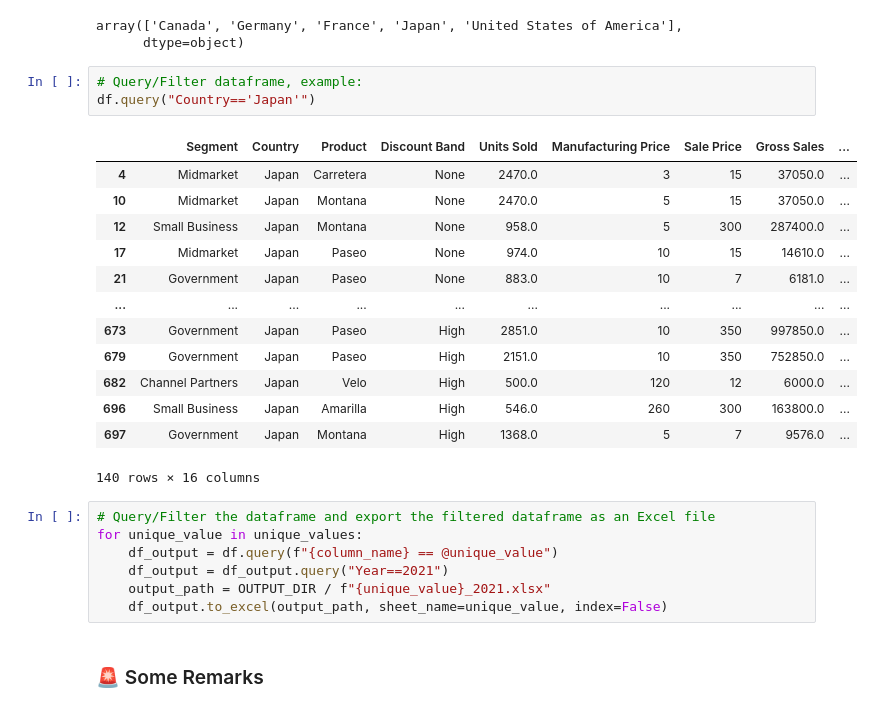
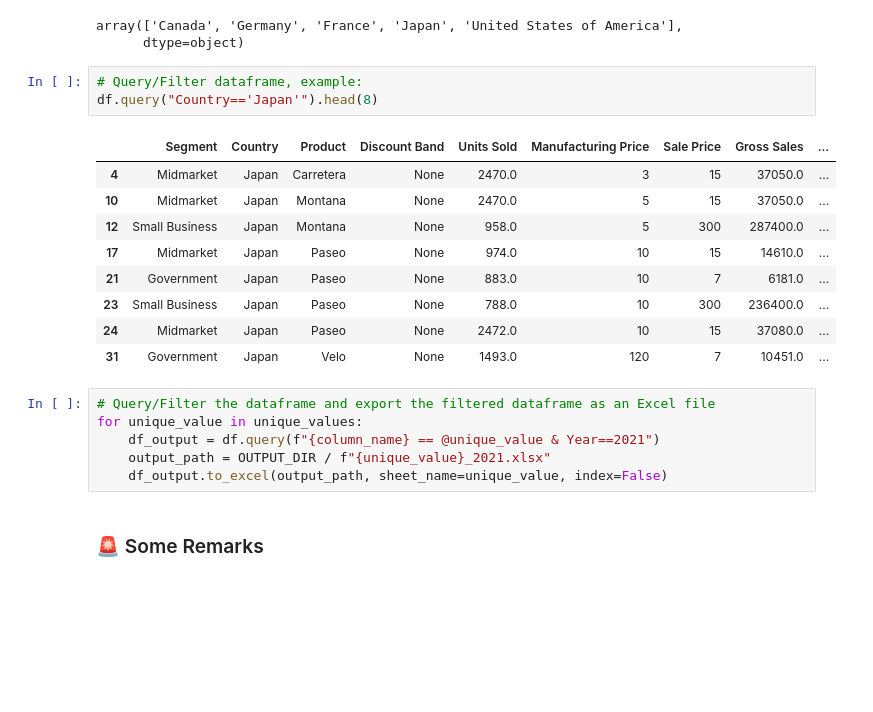
Before and after one commit to Sven-Bo/automate-excel-workshop, a Jupyter notebook: Automate-Excel-Python.ipynb, the cells around one changed output. Cells and saved outputs as stored; diff of their text form; blank space fills up the shorter version.

```diff
--- a/Automate-Excel-Python.ipynb
+++ b/Automate-Excel-Python.ipynb
@@ -102,26 +111,21 @@ array(['Canada', 'Germany', 'France', 'Japan', 'United States of America'],
       dtype=object)
 # %%
 # Query/Filter dataframe, example:
-df.query("Country=='Japan'")
+df.query("Country=='Japan'").head(8)
 # %% [output]
 |  | Segment | Country | Product | Discount Band | Units Sold | Manufacturing Price | Sale Price | Gross Sales | ... |
 | 4 | Midmarket | Japan | Carretera | None | 2470.0 | 3 | 15 | 37050.0 | ... |
 | 10 | Midmarket | Japan | Montana | None | 2470.0 | 5 | 15 | 37050.0 | ... |
 | 12 | Small Business | Japan | Montana | None | 958.0 | 5 | 300 | 287400.0 | ... |
 | 17 | Midmarket | Japan | Paseo | None | 974.0 | 10 | 15 | 14610.0 | ... |
 | 21 | Government | Japan | Paseo | None | 883.0 | 10 | 7 | 6181.0 | ... |
-| ... | ... | ... | ... | ... | ... | ... | ... | ... | ... |
-| 673 | Government | Japan | Paseo | High | 2851.0 | 10 | 350 | 997850.0 | ... |
-| 679 | Government | Japan | Paseo | High | 2151.0 | 10 | 350 | 752850.0 | ... |
-| 682 | Channel Partners | Japan | Velo | High | 500.0 | 120 | 12 | 6000.0 | ... |
-| 696 | Small Business | Japan | Amarilla | High | 546.0 | 260 | 300 | 163800.0 | ... |
-| 697 | Government | Japan | Montana | High | 1368.0 | 5 | 7 | 9576.0 | ... |
+| 23 | Small Business | Japan | Paseo | None | 788.0 | 10 | 300 | 236400.0 | ... |
+| 24 | Midmarket | Japan | Paseo | None | 2472.0 | 10 | 15 | 37080.0 | ... |
+| 31 | Government | Japan | Velo | None | 1493.0 | 120 | 7 | 10451.0 | ... |
-140 rows × 16 columns
 # %%
 # Query/Filter the dataframe and export the filtered dataframe as an Excel file
 for unique_value in unique_values:
-    df_output = df.query(f"{column_name} == @unique_value")
-    df_output = df_output.query("Year==2021")
+    df_output = df.query(f"{column_name} == @unique_value & Year==2021")
     output_path = OUTPUT_DIR / f"{unique_value}_2021.xlsx"
     df_output.to_excel(output_path, sheet_name=unique_value, index=False)
 # %% [markdown]
```
Also changed, not shown: parts of 8 cells of this notebook, 8 other files.
